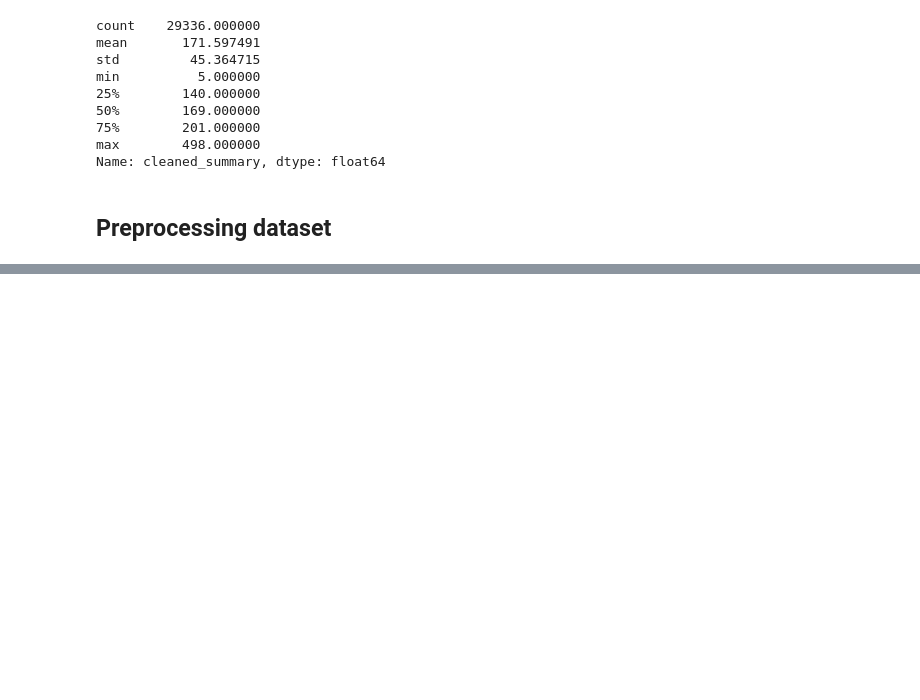
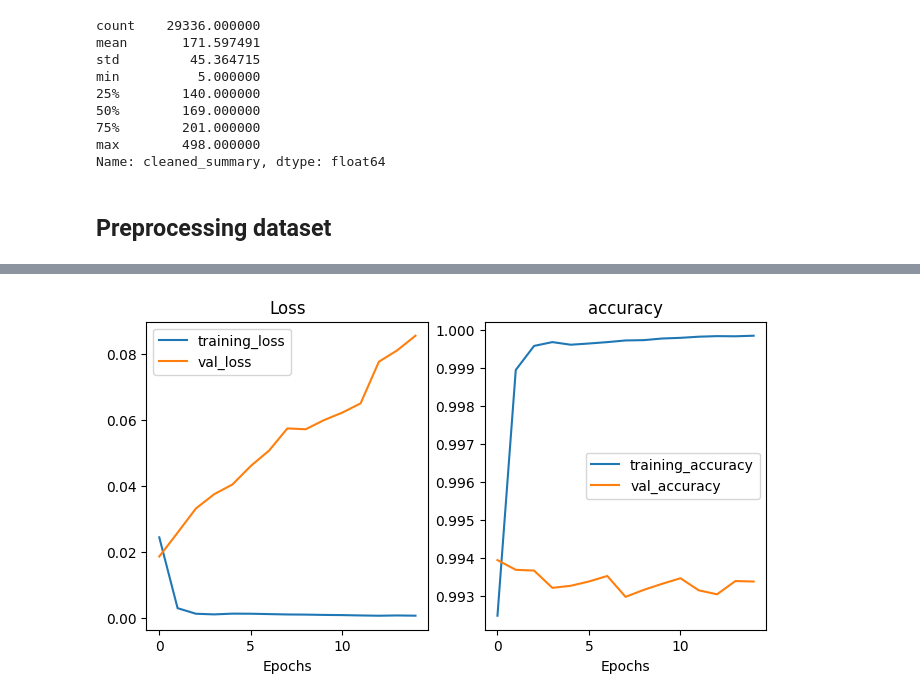
Before and after one commit to Gaurav-phatkare/arXiv-Paper-Abstracts-Mutli-Label-Classification-Using-Deep-Learning, a Jupyter notebook: Multilabel_Text_Classification_of_Research_Papers.ipynb, the cells around one changed output, grey strips where cells are left out. Drawn from its saved outputs; the diff is of its cells as text; code cells hidden in the pictures; blank space fills up the shorter version.

```diff
--- a/Multilabel_Text_Classification_of_Research_Papers.ipynb
+++ b/Multilabel_Text_Classification_of_Research_Papers.ipynb
@@ -325,0 +370,6 @@ labels: ['cs.CV']
+# %%
+text_vectorizer = tf.keras.layers.TextVectorization(
+    max_tokens = vocabulary_size,ngrams = 2,output_mode = 'tf_idf'
+)
+
+text_vectorizer.adapt(train_dataset.map(lambda text, label:text))
@@ -325,0 +385,4 @@ labels: ['cs.CV']
+# %%
+train_dataset = train_dataset.map(lambda text, label:(text_vectorizer(text), label), num_parallel_calls = auto).prefetch(auto)
+val_dataset = val_dataset.map(lambda text, label:(text_vectorizer(text), label), num_parallel_calls = auto).prefetch(auto)
+test_dataset = test_dataset.map(lambda text, label:(text_vectorizer(text), label), num_parallel_calls = auto).prefetch(auto)
@@ -325,0 +438,35 @@ labels: ['cs.CV']
+# %%
+# helper function
+def plot_loss_curves(history):
+
+    loss = history.history['loss']
+    val_loss = history.history['val_loss']
+
+    accuracy = history.history['binary_accuracy']
+    val_accuracy = history.history['val_binary_accuracy']
+
+    epochs = range(len(history.history['loss']))
+
+
+    plt.figure(figsize = (8,4))
+
+    plt.subplot(1,2,1)
+
+    # plot losss
+    plt.plot(epochs, loss, label = 'training_loss')
+    plt.plot(epochs, val_loss, label = 'val_loss')
+    plt.title('Loss')
+    plt.xlabel('Epochs')
+    plt.legend()
+
+    plt.subplot(1,2,2)
+    # plot accuracy
+    plt.plot(epochs, accuracy, label = 'training_accuracy')
+    plt.plot(epochs, val_accuracy, label = 'val_accuracy')
+    plt.title('accuracy')
+    plt.xlabel('Epochs')
+    plt.legend()
+# %%
+plot_loss_curves(history_0)
+# %% [output]
+[figure, added]
```
Also changed, not shown: parts of 21 cells of this notebook.
